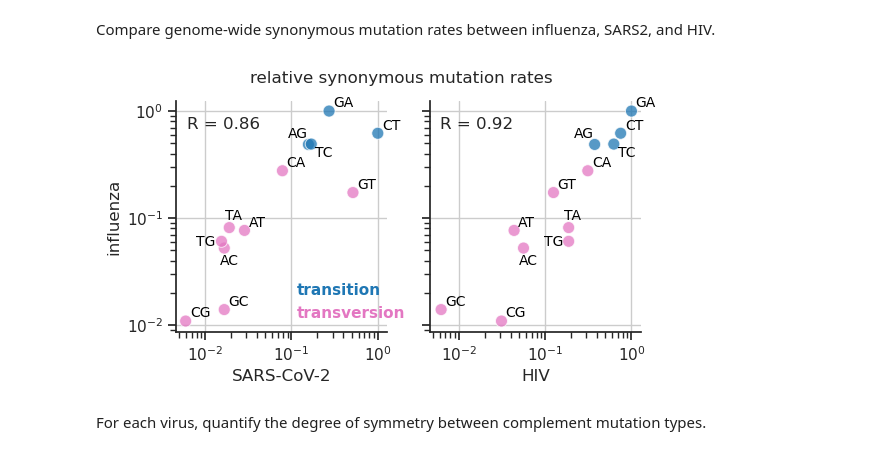
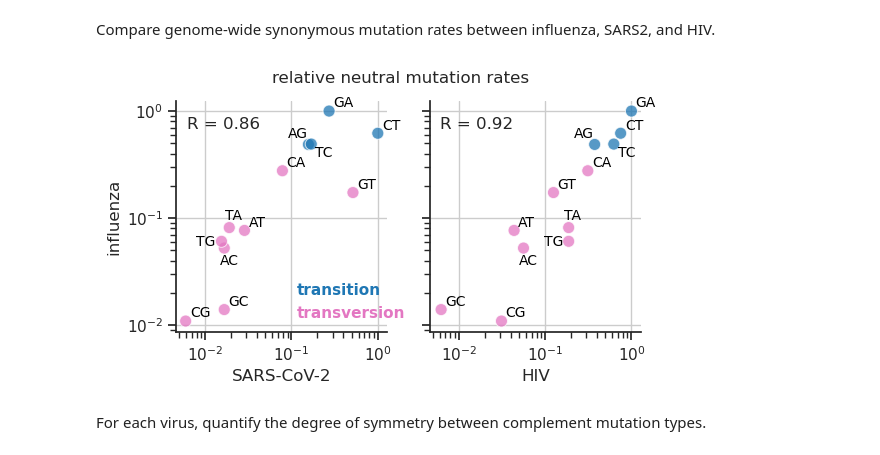
Before and after one commit to matsengrp/flu-mut-rates, a Jupyter notebook: notebooks/analyze_genome_wide_rates.ipynb, the cells around one changed output. Drawn from its saved outputs; the diff is of its cells as text; code cells hidden in the pictures.

```diff
--- a/notebooks/analyze_genome_wide_rates.ipynb
+++ b/notebooks/analyze_genome_wide_rates.ipynb
@@ -162,35 +162,35 @@ for i, virus in enumerate(['SARS-CoV-2', 'HIV']):
             offset = offset_dict[mut_type]
         else:
             offset = (3, 3)
         axs[i].annotate(
             text=mut_type,
             xy=(row[virus], row['influenza']),
             xytext=offset,
             textcoords='offset points',
             fontsize=10,
             color='black'
         )
     # plt.legend(bbox_to_anchor=(1,1))
-    plt.suptitle('relative synonymous mutation rates', fontsize=12)
+    plt.suptitle('relative neutral mutation rates', fontsize=12)
     axs[i].set_xscale('log')
     axs[i].set_yscale('log')
     axs[i].grid()
 
 # Get the legend and customize it
 legend = axs[0].legend(loc='lower right', bbox_to_anchor=(1.15, -0.01))
 for handle in legend.legend_handles:
     handle.set_markersize(0)  # Remove markers
 for text, handle in zip(legend.get_texts(), legend.legend_handles):
     text.set_color(handle.get_color())  # Color text
     text.set_weight('bold')  # Make text bold
 legend.set_frame_on(False)
 
 axs[1].get_legend().remove()
 sns.despine()
 plt.savefig('../results/figures/genome_wide_rates_comparison.png', dpi=300, bbox_inches='tight')
 plt.show()
 # %% [output]
-[figure, old version]
+[figure, new version]
 # %% [markdown]
 For each virus, quantify the degree of symmetry between complement mutation types.
 # %%
```
Also changed, not shown: parts of 2 cells of this notebook, 7 other files.
